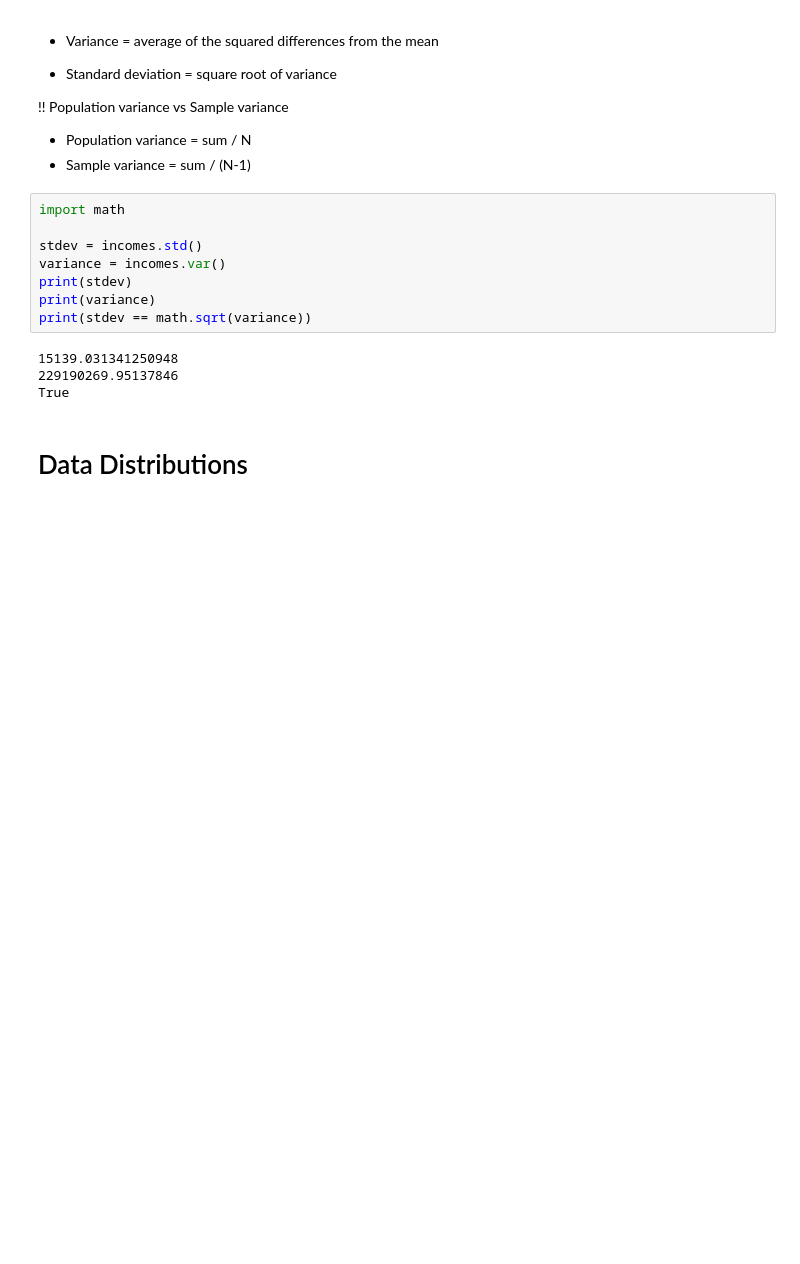
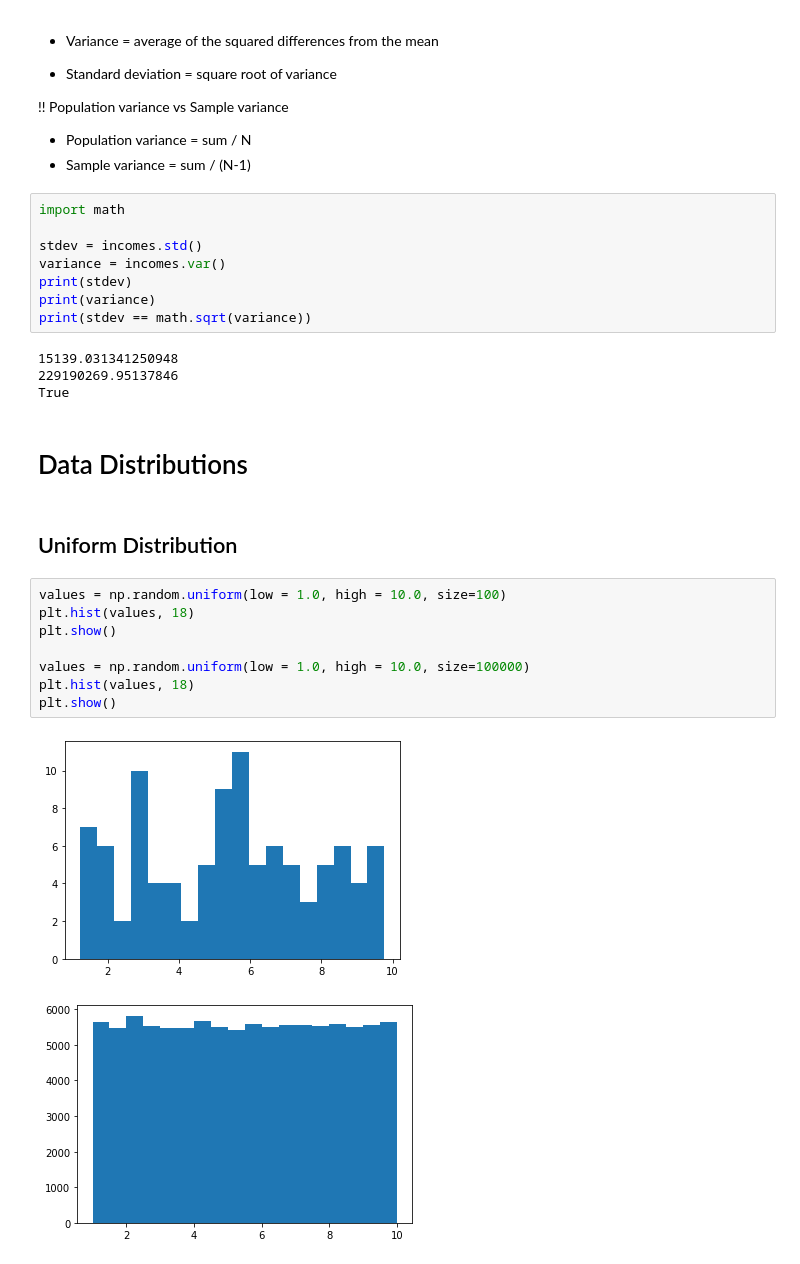
Before and after one commit to DianaElena99/DataScience-Crashcourse, a Jupyter notebook: Statistics_and_Probabilities.ipynb, the cells around one changed output. Cells and saved outputs as stored; diff of their text form; blank space fills up the shorter version.

```diff
--- a/Statistics_and_Probabilities.ipynb
+++ b/Statistics_and_Probabilities.ipynb
@@ -75,3 +75,16 @@ print(stdev == math.sqrt(variance))
 True
 # %% [markdown]
 # Data Distributions
+# %% [markdown]
+## Uniform Distribution
+# %%
+values = np.random.uniform(low = 1.0, high = 10.0, size=100)
+plt.hist(values, 18)
+plt.show()
+
+values = np.random.uniform(low = 1.0, high = 10.0, size=100000)
+plt.hist(values, 18)
+plt.show()
+# %% [output]
+[figure, added]
+[figure, added]
```
Also changed, not shown: parts of 18 cells of this notebook.
